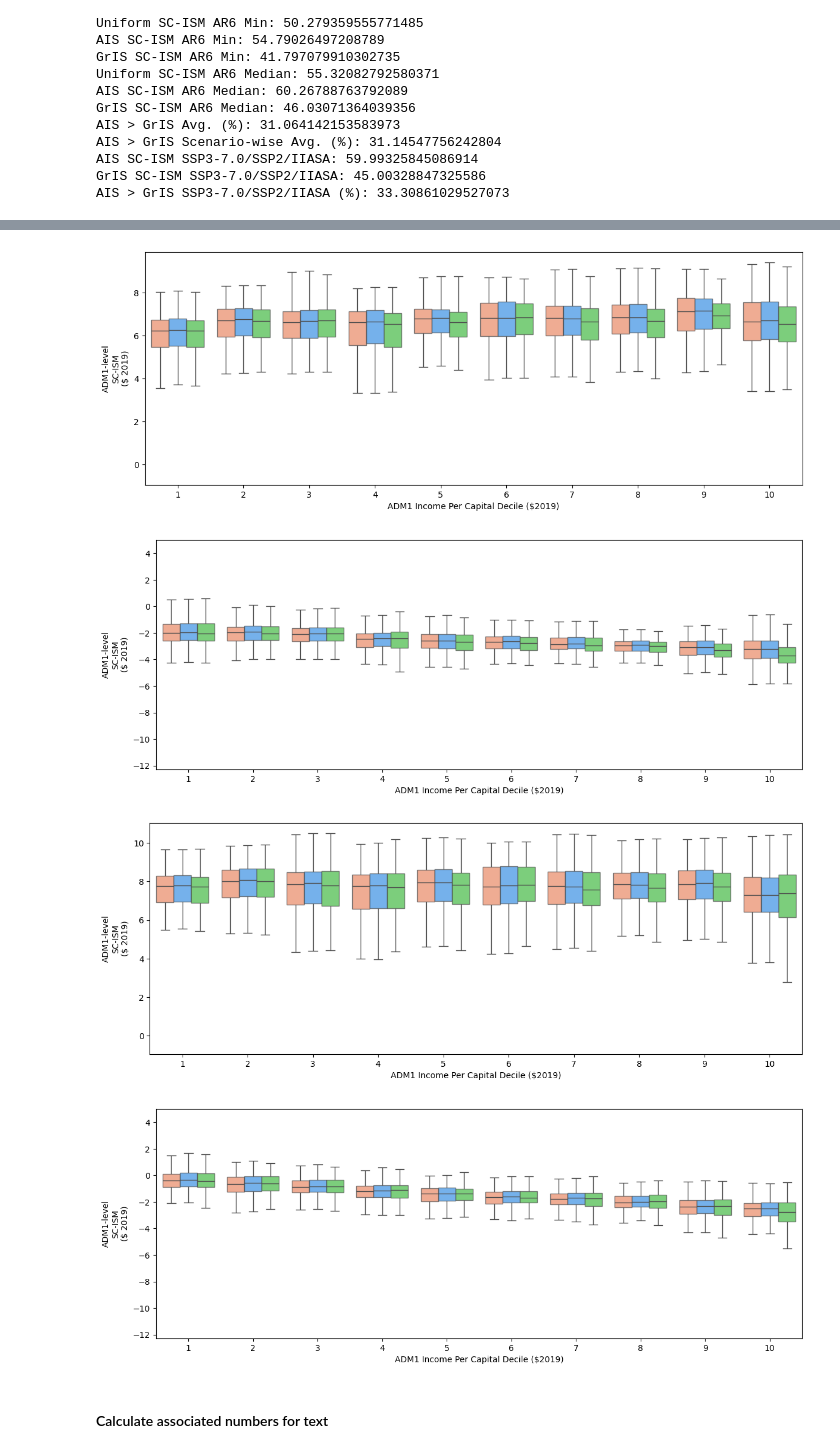
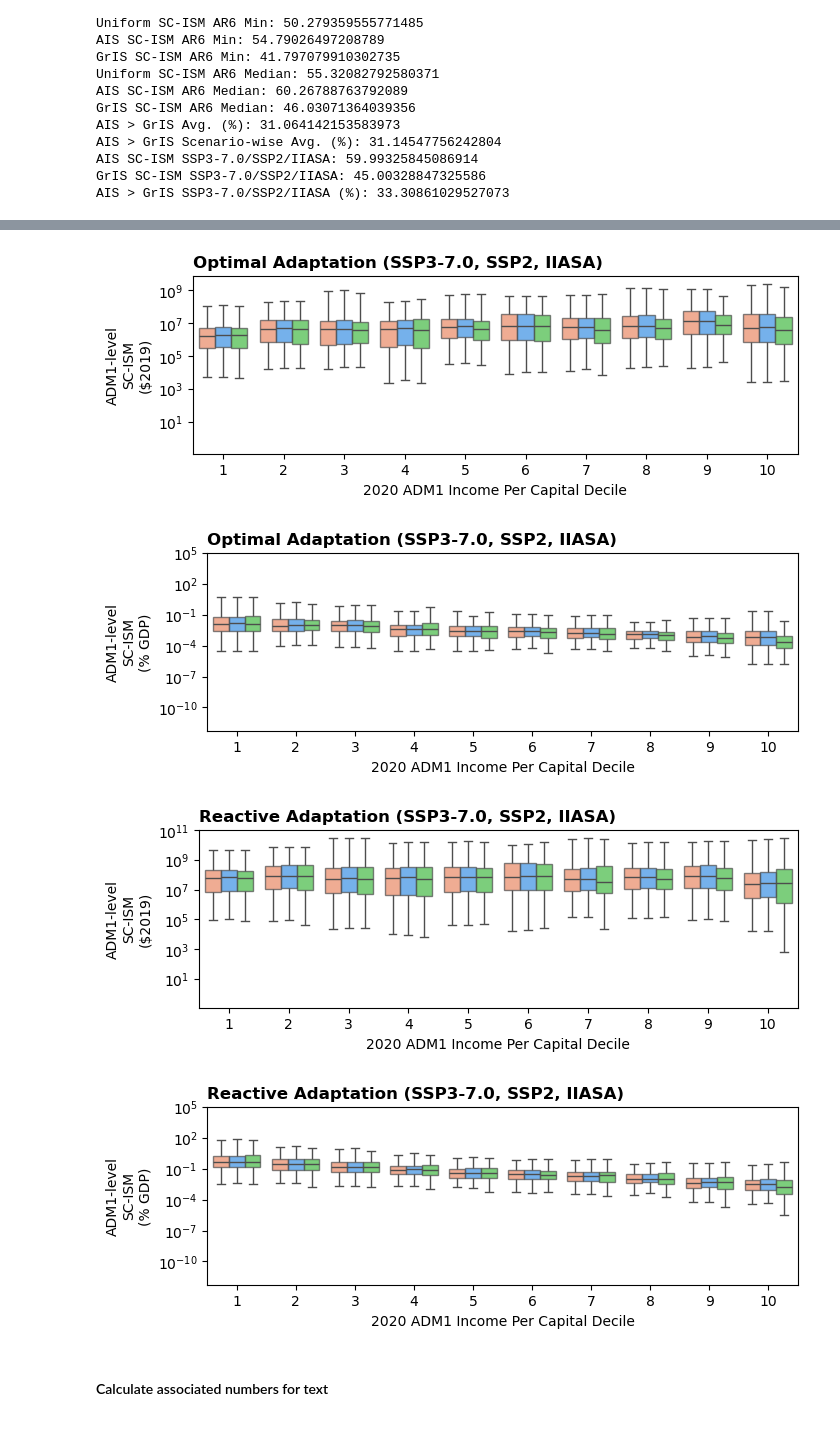
Before and after one commit to bolliger32/ice-sheet-impacts, a Jupyter notebook: code/5-generate-manuscript-content.ipynb, the cells around one changed output, grey strips where cells are left out. Saved outputs shown, nothing was run; the diff lists cells and outputs as text; code cells hidden in the pictures.

```diff
--- a/code/5-generate-manuscript-content.ipynb
+++ b/code/5-generate-manuscript-content.ipynb
@@ -196,12 +190,12 @@ valid_ctrys = inputs.country.values
 valid_adm1s = np.unique(inputs.adm1)
 
 # intermediate data file from SLIIDERS generation that contains country-level GDP and
-# GDP per capita. We extract the 2022 values (most current available) in 2019
+# GDP per capita. We extract the 2020 values (most current available) in 2019
 # constant USD
 adm0_econ_data = (
     pd.read_parquet(
         shared.PATH_YPK_HIST,
-        filters=[("year", "=", 2022), ("ccode", "in", valid_ctrys)],
+        filters=[("year", "=", 2020), ("ccode", "in", valid_ctrys)],
         columns=["rgdpna_19", "pop"],
     )
     .rename(columns={"rgdpna_19": "gdp"})
@@ -578,9 +556,7 @@ decile_df = decile_df.assign(
         lambda x: pd.cut(x.gdppc, quantiles.loc[x.name], include_lowest=True).cat.codes
         + 1
     )
-    .droplevel([0, 1]),
-    costs=np.log10(decile_df.costs),
-    fgdp=np.log10(decile_df.fgdp),
+    .droplevel([0, 1])
 ).reset_index()
 
 # rename scenarios for visualization
@@ -593,34 +569,36 @@ decile_df = decile_df.set_index(["case", "scenario", "adm1"])
 # ensure no unmatched values
 assert decile_df.decile.unique().min() == 1
 # %%
-for i in ["optimalfixed", "noAdaptation"]:
-    for j in ["costs", "fgdp"]:
-        fig, ax = plt.subplots(figsize=(14, 5))
+for i, title in [("optimalfixed", "Optimal Adaptation"), ("noAdaptation", "Reactive Adaptation")]:
+    for j, kind in [("costs", "$2019"), ("fgdp", "% GDP")]:
+        fig, ax = plt.subplots(figsize=(7, 2.5), layout="constrained")
         ax = sns.boxplot(
             decile_df.loc[i],
             x="decile",
             y=j,
             hue="scenario",
             palette=iss_cols,
             fliersize=0,
             ax=ax,
             legend=False,
             patch_artist=True,
+            log_scale=True
         )
-        ax.set_ylabel("ADM1-level\nSC-ISM\n($ 2019)")
-        ax.set_xlabel("ADM1 Income Per Capital Decile ($2019)")
+        ax.set_ylabel(f"ADM1-level\nSC-ISM\n({kind})")
+        ax.set_xlabel("2020 ADM1 Income Per Capital Decile")
         for p in ax.patches:
             p.set_alpha(0.7)
+        ax.set_title(f"{title} (SSP3-7.0, SSP2, IIASA)", ha="left", x=0, fontweight="bold")
         fig.savefig(
             shared.DIR_FIGS
             / f"ypc19_DECILEgrouped_log10SCISM_{j}_ssp370_med_ssp2iiasa_byPulse_{i}.png",
             dpi=DPI,
         )
 # %% [output]
-[figure, old version]
+[figure, new version]
-[figure, old version]
+[figure, new version]
-[figure, old version]
+[figure, new version]
-[figure, old version]
+[figure, new version]
 # %% [markdown]
 #### Calculate associated numbers for text
 # %%
```
Also changed, not shown: parts of 12 cells of this notebook, 1 other file.
